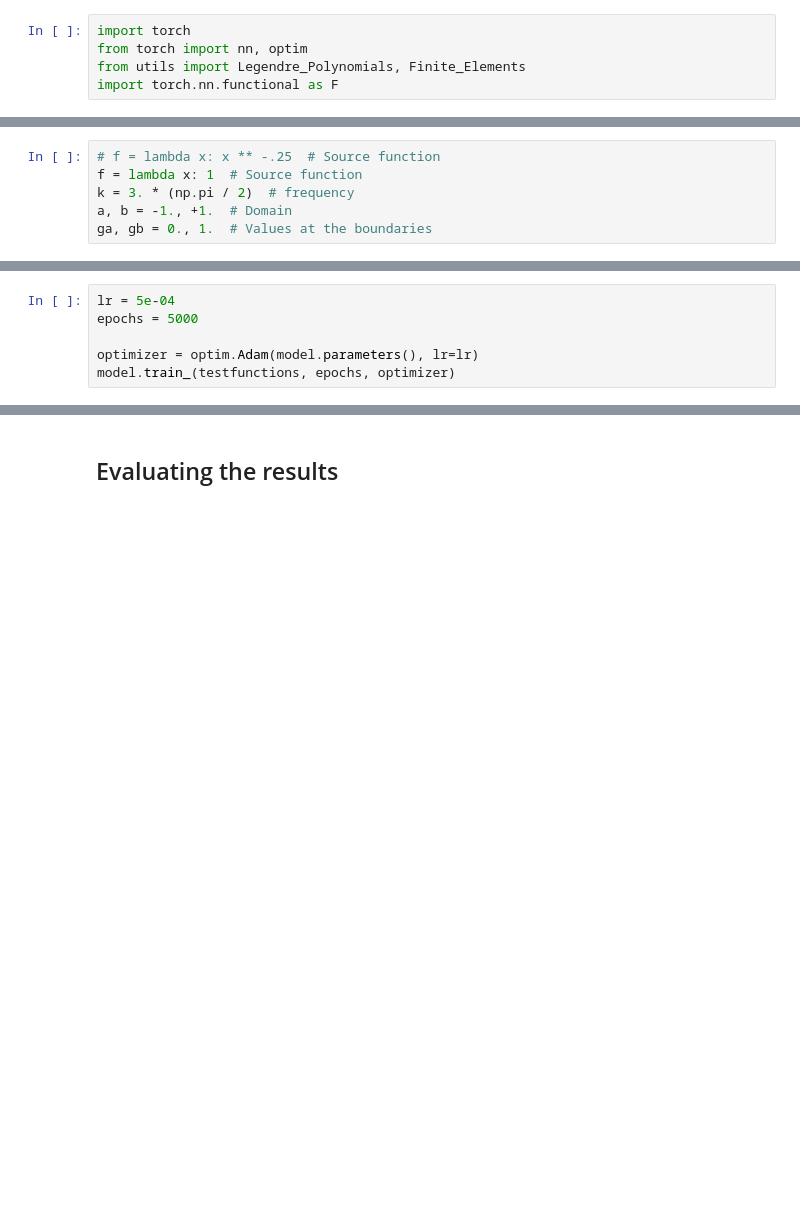
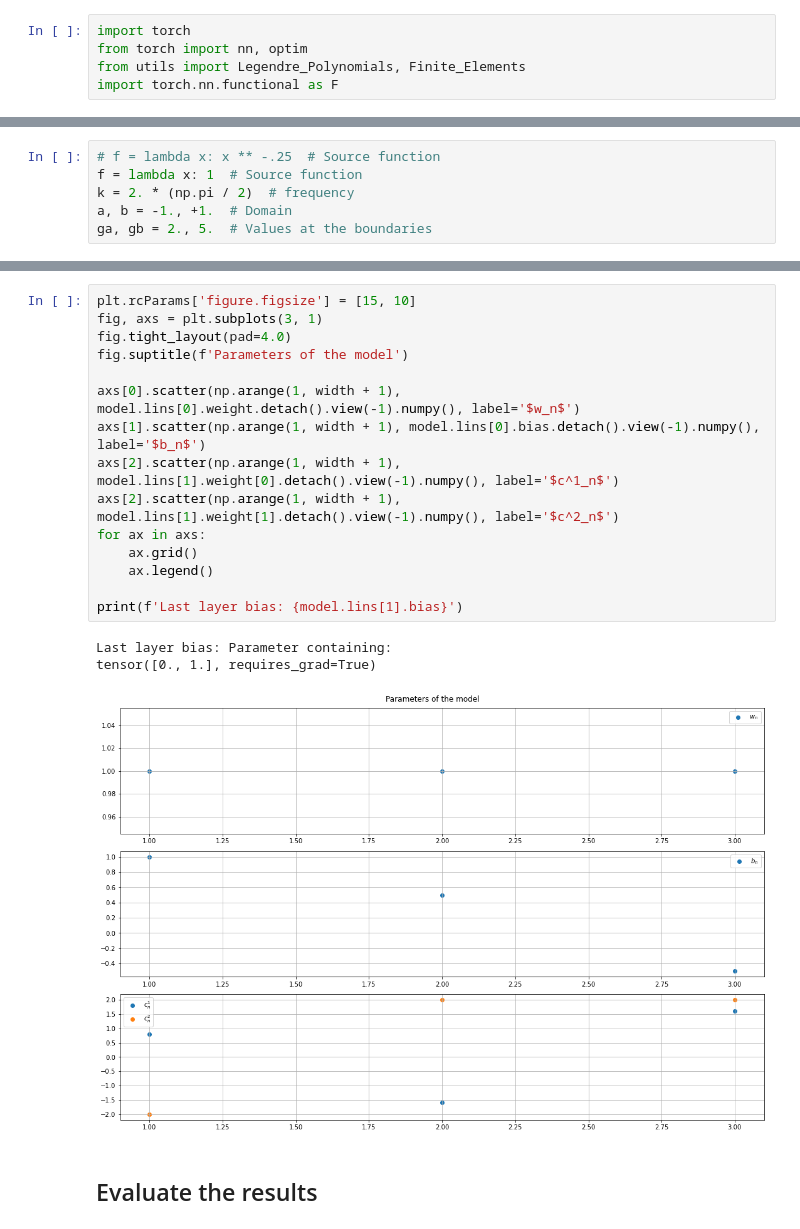
Before and after one commit to sprmsv/Helmholtz-VPINNs, a Jupyter notebook: src/VPINN_Validation.ipynb, the cells around one changed output, grey strips where cells are left out. Drawn from its saved outputs; the diff is of its cells as text; blank space fills up the shorter version.

```diff
--- a/src/VPINN_Validation.ipynb
+++ b/src/VPINN_Validation.ipynb
@@ -15,6 +15,6 @@ import torch.nn.functional as F
 # %%
 # f = lambda x: x ** -.25  # Source function
 f = lambda x: 1  # Source function
-k = 3. * (np.pi / 2)  # frequency
+k = 2. * (np.pi / 2)  # frequency
 a, b = -1., +1.  # Domain
-ga, gb = 0., 1.  # Values at the boundaries
+ga, gb = 2., 5.  # Values at the boundaries
@@ -101,6 +60,0 @@ KeyboardInterrupt:
-# %%
-lr = 5e-04
-epochs = 5000
-
-optimizer = optim.Adam(model.parameters(), lr=lr)
-model.train_(testfunctions, epochs, optimizer)
@@ -125,2 +104,21 @@ KeyboardInterrupt:
+# %%
+plt.rcParams['figure.figsize'] = [15, 10]
+fig, axs = plt.subplots(3, 1)
+fig.tight_layout(pad=4.0)
+fig.suptitle(f'Parameters of the model')
+
+axs[0].scatter(np.arange(1, width + 1), model.lins[0].weight.detach().view(-1).numpy(), label='$w_n$')
+axs[1].scatter(np.arange(1, width + 1), model.lins[0].bias.detach().view(-1).numpy(), label='$b_n$')
+axs[2].scatter(np.arange(1, width + 1), model.lins[1].weight[0].detach().view(-1).numpy(), label='$c^1_n$')
+axs[2].scatter(np.arange(1, width + 1), model.lins[1].weight[1].detach().view(-1).numpy(), label='$c^2_n$')
+for ax in axs:
+    ax.grid()
+    ax.legend()
+
+print(f'Last layer bias: {model.lins[1].bias}')
+# %% [output]
+Last layer bias: Parameter containing:
+tensor([0., 1.], requires_grad=True)
+[figure, added]
 # %% [markdown]
-## Evaluating the results
+## Evaluate the results
```
Also changed, not shown: parts of 14 cells of this notebook, 2 other files.
